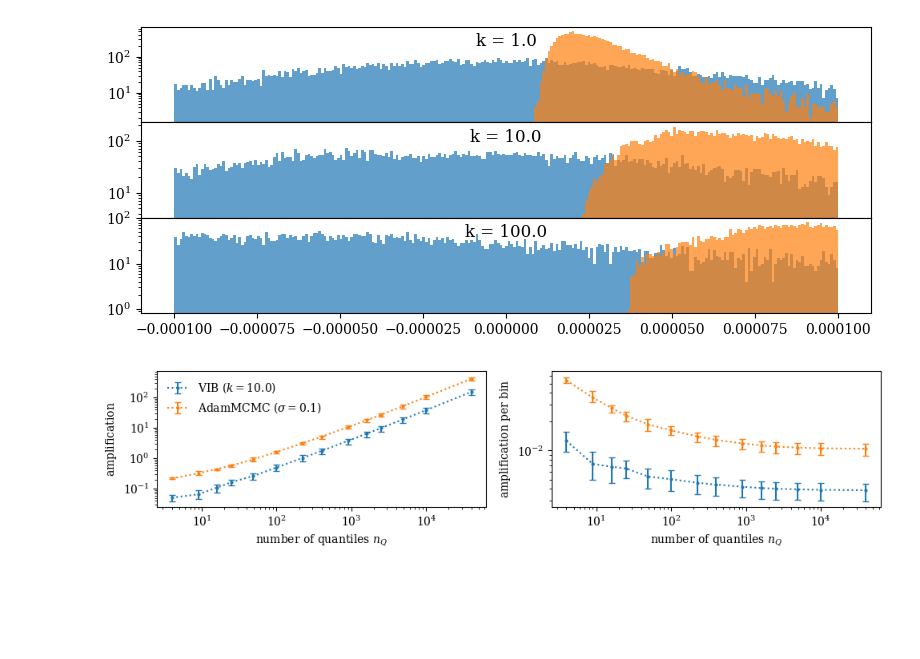
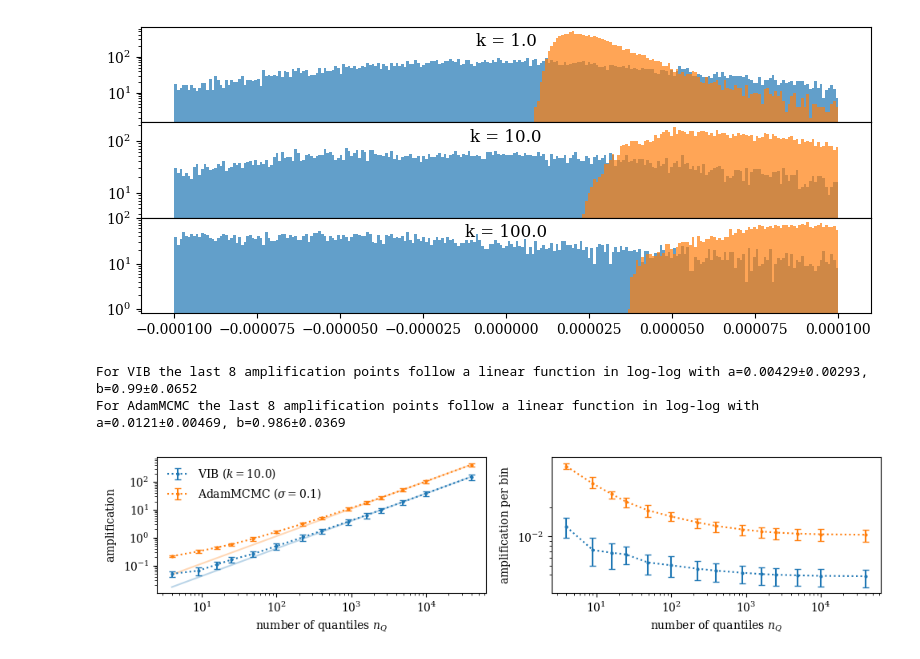
Before and after one commit to sbieringer/Bayesiamplify, a Jupyter notebook: eval_calibration_amplification.ipynb, the cells around one changed output. Drawn from its saved outputs; the diff is of its cells as text; code cells hidden in the pictures; blank space fills up the shorter version.

```diff
--- a/eval_calibration_amplification.ipynb
+++ b/eval_calibration_amplification.ipynb
@@ -104,7 +104,7 @@ else:
 ### model params ###
 ####################
 
-approximate_gaussian_inference = True
+approximate_gaussian_inference = False
 MCMC = approximate_gaussian_inference == False
 
 p = 0
@@ -383,9 +383,9 @@ for i_a, c_factor in enumerate(c_factors):
         coverage = coverage[:,radial_bins_min:radial_bins_max]
         ax[i_p].plot(alpha_quant[len(alpha_quant)//2:]-alpha_quant[len(alpha_quant)//2-1::-1], coverage.mean((0,1)), color=colors[i_a], label = f'$\sigma = $ {c_factor}' if MCMC else f'k = {c_factor}')
 
-        title_str = f'{n_bins_array[i_q_use]}x{n_bins_array[i_q_use]} bins'
+        title_str = f'{n_bins_array[i_q_use]}x{n_bins_array[i_q_use]} Quantiles'
         if radial_bins_min is not None:
-            title_str = f'{radial_bins_max-radial_bins_min}x{n_bins_array[i_q_use]} bins' + f' $r \in$ ({quant_list_list[i_q_use][0][radial_bins_min]:.3}, {quant_list_list[i_q_use][0][radial_bins_max]:.3})'
+            title_str = f'{radial_bins_max-radial_bins_min}x{n_bins_array[i_q_use]} Quantiles' + f' $r \in$ ({quant_list_list[i_q_use][0][radial_bins_min]:.3}, {quant_list_list[i_q_use][0][radial_bins_max]:.3})'
         if len(i_q_uses) <5:
             ax[i_p].set_title(title_str)
 
@@ -601,7 +601,7 @@ fig, ax = plt.subplots(1,3, figsize = (10,2.5))
 
 for i_agi, approximate_gaussian_inference in enumerate([True, False]):
     MCMC = approximate_gaussian_inference == False
-    c_factors = [0.1] if MCMC else [5.]
+    c_factors = [0.1] if MCMC else [10.]
 
     for i_a, c_factor in enumerate(c_factors):
         if approximate_gaussian_inference:
@@ -854,10 +850,20 @@ fig.subplots_adjust(hspace=0)
 ##################################################
 ### plot amplification over the number of bins ###
 ##################################################
+from scipy.optimize import curve_fit
+
+def log_linear(x,a,b):
+    return a*x**b
 
 c_factor = 0.1 if MCMC else 10.
 name_add = "_long_scaled_50draws"
 #skip_lasts = [None, -3, -1, -1]
+n_reps = range(0,5)
+
+amplification_style = 'std' #['mean', 'std_naive', 'std']
+heuristic = 'poisson' #['binomial', 'poisson'] only use 'binomial' with quantiles as we need to know the probability per bin p_j
+
+plot_fit = True
 
 colors = [f'C{i}' for i in range(2)]
 
@@ -891,55 +897,81 @@ for i_agi, approximate_gaussian_inference in enumerate([True, False]):
             quantvals_nstatepis_arr_list = pickle.load(file)
 
         for i_q, quantvals in enumerate(quantvals_nstatepis_arr_list):
-            n_est_sum = np.sum(np.mean(quantvals,0)**2/np.std(quantvals,0)**2)
-            amplification[i_p, i_q] = 1/n_samples*n_est_sum
+            if heuristic == 'poisson' :
+                if amplification_style == 'std_naive':
+                    n_est_sum = np.sum(np.std(quantvals*1000*n_bins_array[i_q]**2,0))
+                elif amplification_style == 'std':
+                    n_est_sum = np.sum(np.mean(quantvals,0)**2/np.std(quantvals,0)**2)
+                elif amplification_style == 'mean':
+                    n_est_sum = np.sum(np.sqrt(np.mean(quantvals*1000*n_bins_array[i_q]**2,0)))
+            elif heuristic == 'binomial':
+                hat_mu = np.mean(quantvals*1000*n_bins_array[i_q]**2,0)
+                hat_sigma = np.std(quantvals*1000*n_bins_array[i_q]**2,0)
+                hat_p = (hat_mu - hat_sigma**2)/hat_mu
+                n_est_sum = np.mean(np.abs(hat_mu/hat_p)) # this should not use the abs
+                if (hat_sigma**2 > hat_mu).any():
+                    print('Warning: This estimation will give you negative results!')
+                    #here n_est_sum = 1/(mu-sigma^2) is highly dependet on the error estimate
 
+            else:
+                raise Exception(f'heuristic was {heuristic}, but has to be either "poisson" or "binomial"')
+
+            amplification[i_p, i_q] = n_est_sum/n_samples
             #n_samples_estimate[i_p, i_q] = n_est_sum
 
     n_bins_array = n_bins_array[:-1]
     amplification = amplification[:,:-1]
     #n_samples_estimate = n_samples_estimate[:-1]
 
     x = n_bins_array**2
 
     y_mean = amplification.mean(0)
     y_err_lower = y_mean - amplification.min(0)
     y_err_upper = amplification.max(0) - y_mean
 
     ax[0].errorbar(x, y_mean, (y_err_lower, y_err_upper), linestyle=':', capsize =3, marker = 'o', markersize = 2,
                    label = f'AdamMCMC ($\sigma = 0.1$)' if MCMC else f'VIB ($k = 10.0$)', color=colors[i_agi])
     ax[1].errorbar(x, y_mean/x, (y_err_lower/x, y_err_upper/x), linestyle=':', capsize =3, marker = 'o', markersize = 2,
                    label = f'AdamMCMC ($\sigma = 0.1$)' if MCMC else f'VIB ($k = 10.0$)', color=colors[i_agi])
 
-    # y_mean = n_samples_estimate.mean(0)
-    # y_err_lower = y_mean - n_samples_estimate.min(0)
-    # y_err_upper = n_samples_estimate.max(0) - y_mean
+    i_use = 8
+    x_fit = np.tile(x[-i_use:], amplification.shape[0])
+    y_fit = amplification[:,-i_use:].flatten()
 
-    # ax[2].errorbar(x, y_mean, (y_err_lower, y_err_upper), linestyle=':', capsize = 3, marker = 'o', markersize = 2)
+    popt, pcov = curve_fit(log_linear, x_fit, y_fit, p0 = (0.1,0.01))
+
+    if plot_fit:
+        x_tmp = np.linspace(x.min(),x.max(),100)
+        ax[0].plot(x_tmp, log_linear(x_tmp, *popt), color =colors[i_agi], alpha = 0.3)
+        #ax[1].hlines(popt[0], x.min(),x.max(), color =colors[i_agi], alpha = 0.3)
+    if MCMC:
+        print(f"For AdamMCMC the last {i_use} amplification points follow a linear function in log-log with a={popt[0]:.3}±{np.sqrt(pcov[0,0]):.3}, b={popt[1]:.3}±{np.sqrt(pcov[1,1]):.3}")
+    else:
+        print(f"For VIB the last {i_use} amplification points follow a linear function in log-log with a={popt[0]:.3}±{np.sqrt(pcov[0,0]):.3}, b={popt[1]:.3}±{np.sqrt(pcov[1,1]):.3}")
 
 ax[0].legend(frameon = False)
 ax[0].set_xscale('log')
 ax[0].set_yscale('log')
-#ax[0].set_ylim(0.3,1500)
+
+#ax[0].set_xlim(None,10000)
 ax[0].set_xlabel(r'number of quantiles $n_Q$')
 ax[0].set_ylabel(r'$\mathrm{amplification}$')
 
 ax[1].set_xscale('log')
 ax[1].set_yscale('log')
+
 #ax[1].set_ylim(0.001,.2)
 ax[1].set_xlabel(r'number of quantiles $n_Q$')
 ax[1].set_ylabel(r'$\mathrm{amplification}$ per bin')
-
-# ax[2].set_xscale('log')
-# ax[2].set_yscale('log')
-# #ax[2].set_ylim(None,1e8)
-# ax[2].set_xlabel(r'$n_\mathrm{bins}$')
-# ax[2].set_ylabel(r'$\tilde{N}$')
+ax[1].set_yticks([1e-2])
+ax[1].set_yticks([2e-2, 9e-3, 8e-3, 7e-3, 6e-3, 5e-3, 4e-3], minor = True, labels =['']*7)
 
 fig.tight_layout()
-fig.savefig('./figs/04_amplification.pdf')
+fig.savefig(f'./figs/04_amplification_{heuristic}.pdf')
 # %% [output]
+For VIB the last 8 amplification points follow a linear function in log-log with a=0.00429±0.00293, b=0.99±0.0652
+For AdamMCMC the last 8 amplification points follow a linear function in log-log with a=0.0121±0.00469, b=0.986±0.0369
-[figure, old version]
+[figure, new version]
 # %%
 ######################################################################
 ### compare to JSD bases amplification by estimating the "closure" ###
```
Also changed, not shown: parts of 8 cells of this notebook, 1 other file.
